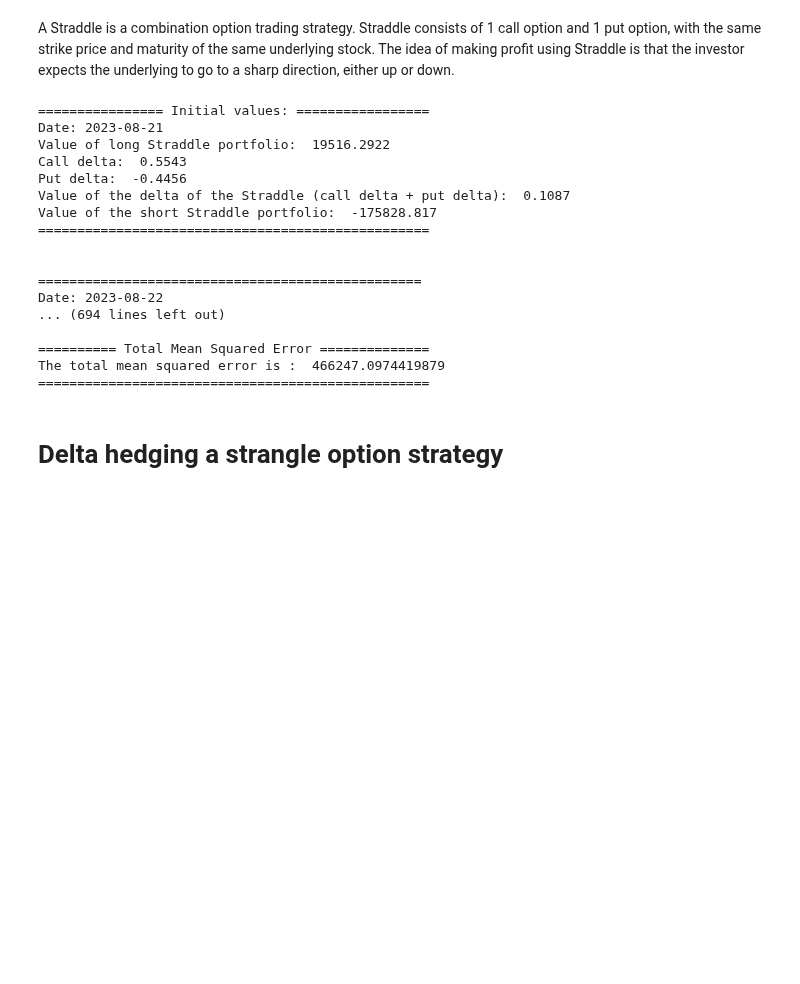
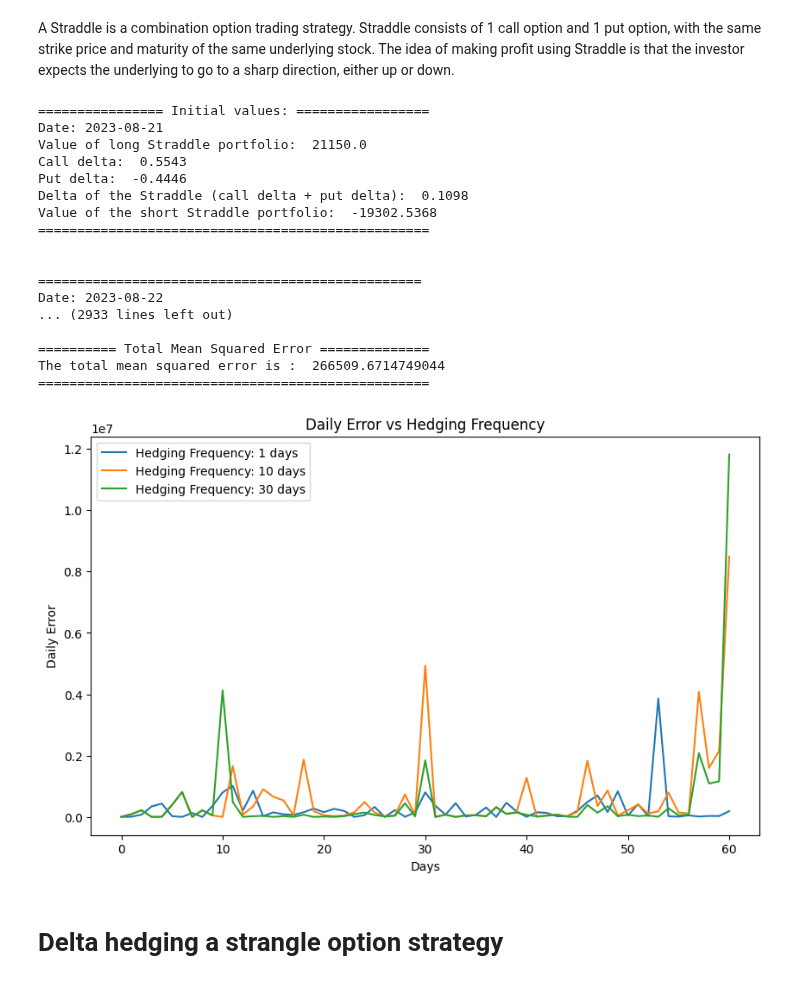
Before and after one commit to kerkkokonola/hedging, a Jupyter notebook: code/deltahedging.ipynb, the cells around one changed output. Cells and saved outputs as stored; diff of their text form; code cells hidden in the pictures; blank space fills up the shorter version.

Commit message:
straddle OK

```diff
--- a/code/deltahedging.ipynb
+++ b/code/deltahedging.ipynb
@@ -222,7 +222,7 @@ A Straddle is a combination option trading strategy. Straddle consists of 1 call
 # TODO: Copy-paste spaghetti, refactor when time
 # - Give stuff as parameter instead of declaring the in the function
 # - Printing to its own function/module
-def delta_hedge_straddle(option_prices):
+def delta_hedge_straddle(option_prices, freq):
     # Apple stock is sold in 1000 pcs units
     # Lets assume that the amount is same for put and call options
     # Not sure if they can be different, like 800 puts and 1000 calls
@@ -254,7 +254,7 @@ def delta_hedge_straddle(option_prices):
     OP = call_bsm.value() * option_amount + put_bsm.value() * option_amount
 
     # Short position, the replicating portfolio, consists of the call and put delta amounts of the underlying
-    RE = - call_delta * stock_price * option_amount + put_delta * stock_price * option_amount
+    RE = - (call_delta * stock_price * option_amount + put_delta * stock_price * option_amount)
 
     # Combined delta of the options
     combined_delta = call_delta + put_delta
@@ -264,7 +264,7 @@ def delta_hedge_straddle(option_prices):
     print("Value of long Straddle portfolio: ", round(OP, 4))
     print('Call delta: ', round(call_delta, 4))
     print('Put delta: ', round(put_delta, 4))
-    print("Value of the delta of the Straddle (call delta + put delta): ", round(combined_delta, 4))
+    print("Delta of the Straddle (call delta + put delta): ", round(combined_delta, 4))
     print("Value of the short Straddle portfolio: ", round(RE, 4))
     print('==================================================')
     print('\n')
@@ -273,16 +273,17 @@ def delta_hedge_straddle(option_prices):
     # This corresponds to the do we make loss or profit in hedging
     total_mean_squared_error = []
 
-    # Next we calculate changes in OP and RE and let A_0 = d OP - d RE
+    # Next we calculate changes in OP and RE and let A_0 = d OP + d RE
     # Hedge as long as there are dates in the dataframe
-    for i in range(1, len(option_prices)-1, 1):
+    for i in range(1, len(option_prices)-1):
         new_call_bsm_obj = BSM(kind='call', S0=option_prices['Underlying'][i], K=strike, T=option_prices['T'][i], r=option_prices['Interest rate'][i], sigma=call_volatility)
         new_put_bsm_obj = BSM(kind='put', S0=option_prices['Underlying'][i], K=strike, T=option_prices['T'][i], r=option_prices['Interest rate'][i], sigma=put_volatility)
         new_OP = new_call_bsm_obj.value() * option_amount + new_put_bsm_obj.value() * option_amount
         new_RE = -combined_delta * option_prices['Underlying'][i] * option_amount
         d_OP = new_OP - OP
-        d_RE = combined_delta * (option_prices['Underlying'][i+1] - option_prices['Underlying'][i]) * option_amount
-        a_0 = d_OP - d_RE
+        d_RE = new_RE - RE
+        #d_RE = combined_delta * (option_prices['Underlying'][i+1] - option_prices['Underlying'][i]) * option_amount
+        a_0 = d_OP + d_RE
         total_mean_squared_error.append(a_0**2)
 
         print('=================================================')
@@ -299,13 +300,11 @@ def delta_hedge_straddle(option_prices):
         OP = new_OP
         RE = new_RE
 
-        # Rehedging happens here
-        # every second day, t2, t4, t6, so on..
         # Change the modulo for different intervals, 1 = every day, 30 = every month and so on
         # Delta and volatility will be updated when we rehedge
         # As time goes by, the stock price moves/changes. This will affect the delta of the stock option, delta of the underlying is always 1
         # In a real world scenario this hedging costs money, and will be simulated if we have time also in this
-        if i % 30 == 0:
+        if i % freq == 0:
             put_delta = new_put_bsm_obj.delta()
             call_delta= new_call_bsm_obj.delta()
             combined_delta =  put_delta + call_delta
@@ -338,32 +337,41 @@ def delta_hedge_straddle(option_prices):
             print('=============== REHEDGE ENDS ====================')
             print('\n')
 
-    # Count the total error
-    # Determines did we make profit or loss
-    total_error = 0
-    for i in range(0, len(total_mean_squared_error)-1):
-        total_error += total_mean_squared_error[i]
-    total_error = total_error*(1/(len(total_mean_squared_error)-1))
+    total_error = sum(total_mean_squared_error) - total_mean_squared_error[-1] # Sum 1 to n-1 of the MSEs
+    total_error *= (1 / (len(total_mean_squared_error)-1) )
     print('========== Total Mean Squared Error ==============')
     print("The total mean squared error is : ", total_error)
     print('==================================================')
+
+    return total_mean_squared_error, total_error # return daily errors and the total error for plotting purposes
-# %%
-delta_hedge_straddle(df_result)
-# %% [output]
-================ Initial values: =================
-Date: 2023-08-21
-Value of long Straddle portfolio:  19516.2922
-Call delta:  0.5543
-Put delta:  -0.4456
-Value of the delta of the Straddle (call delta + put delta):  0.1087
-Value of the short Straddle portfolio:  -175828.817
-==================================================
-
-
-=================================================
-Date: 2023-08-22
-... (694 lines left out)
-
-========== Total Mean Squared Error ==============
-The total mean squared error is :  466247.0974419879
-==================================================
+# %%
+hedging_frequencies = [1, 10, 30]
+plt.figure(figsize=(10, 6))
+for freq in hedging_frequencies:
+    total_mean_squared_error, _ = delta_hedge_straddle(df_result, freq)
+    plt.plot(total_mean_squared_error, label=f'Hedging Frequency: {freq} days')
+
+plt.xlabel('Days')
+plt.ylabel('Daily Error')
+plt.title('Daily Error vs Hedging Frequency')
+plt.legend()
+plt.show()
+# %% [output]
+================ Initial values: =================
+Date: 2023-08-21
+Value of long Straddle portfolio:  21150.0
+Call delta:  0.5543
+Put delta:  -0.4446
+Delta of the Straddle (call delta + put delta):  0.1098
+Value of the short Straddle portfolio:  -19302.5368
+==================================================
+
+
+=================================================
+Date: 2023-08-22
+... (2933 lines left out)
+
+========== Total Mean Squared Error ==============
+The total mean squared error is :  266509.6714749044
+==================================================
+[figure, added]
```
Also changed, not shown: parts of 1 cell of this notebook.
